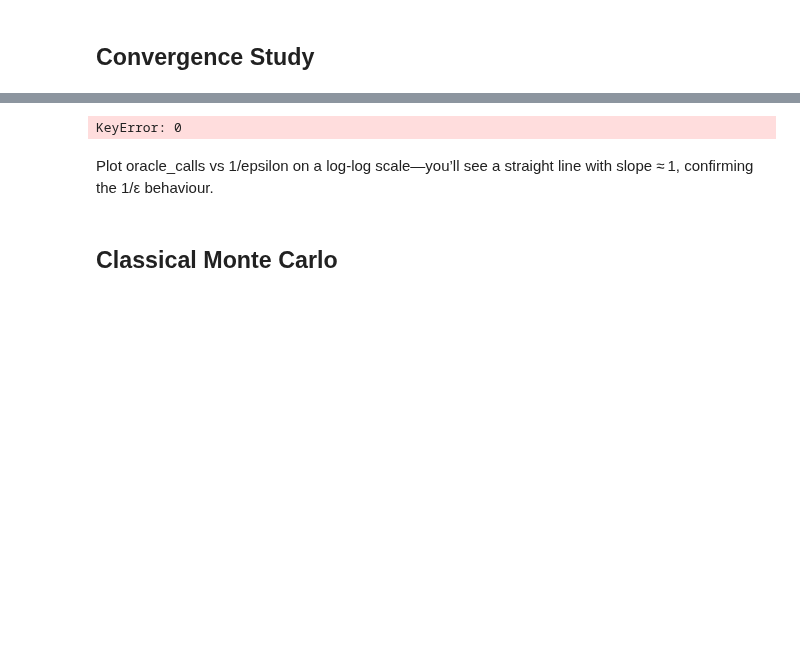
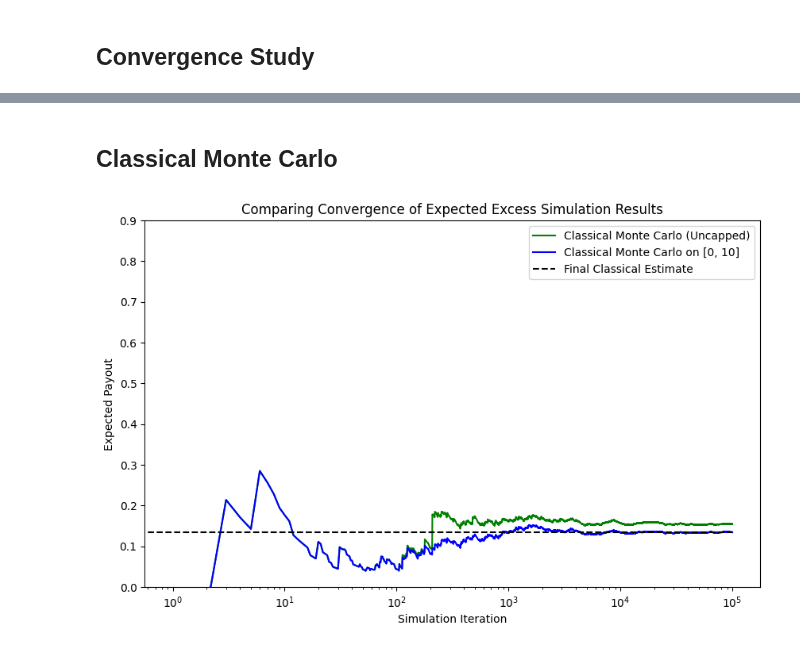
Before and after one commit to AlexFiliakov/knowledge-pricing, a Jupyter notebook: 4.b. Quantum Excess Evaluation Algorithm.ipynb, the cells around one changed output, grey strips where cells are left out. Saved outputs shown, nothing was run; the diff lists cells and outputs as text; code cells hidden in the pictures; blank space fills up the shorter version.

```diff
--- a/4.b. Quantum Excess Evaluation Algorithm.ipynb
+++ b/4.b. Quantum Excess Evaluation Algorithm.ipynb
@@ -863,34 +821,0 @@ AE payout ≈ 0.282046  (oracle calls = 0)
-# %%
-from qiskit.primitives import StatevectorSampler
-from qiskit_algorithms import IterativeAmplitudeEstimation, EstimationProblem
-
-def expected_payment_via_iqae_legacy(circ: QuantumCircuit,
-                                    meas_idx: int,
-                                    c: float,
-                                    coins: float = 0.4,
-                                    epsilon: float = 2e-3,
-                                    alpha: float   = 0.05):
-    """Iterative AE using the pre‑primitive API (compatible with Qiskit 1.4.x)."""
-    sampler = StatevectorSampler()
-    problem = EstimationProblem(
-        state_preparation = circ,
-        objective_qubits  = [meas_idx]
-    )
-
-    iae = IterativeAmplitudeEstimation(
-            epsilon_target = epsilon,
-            alpha          = alpha,
-            sampler        = sampler)
-
-    result = iae.estimate(problem)
-    p1     = result.estimation
-    calls  = result.num_oracle_queries
-    excess   = (p1 - 0.5) / (0.4 * c_param)
-    payment  = 0.4 * excess
-    return payment, result.num_oracle_queries
-
-pay_iqae, calls = expected_payment_via_iqae_legacy(qc, meas_q, c_param, coins,
-                                                    epsilon=2e-3, alpha=0.05)
-print(f"IQAE (legacy)        E[payment] = {pay_iqae:.8f} (oracle calls = {calls})")
-# %% [output]
-KeyError: 0
@@ -911,5 +822,3 @@ print(df)
-# %% [markdown]
-Plot oracle_calls vs 1/epsilon on a log‑log scale—you’ll see a straight line with slope ≈ 1, confirming the 1/ε behaviour.
 # %% [markdown]
 ## Classical Monte Carlo
 # %%
@@ -926,12 +835,12 @@ for i in range(cmc_samples):
     lnorm = stats.lognorm.rvs(sigma, loc=0, scale=np.exp(mu))
 
     # Calculate payout
-    payout = 0 if lnorm <= 1 else lnorm - 0.6*(lnorm - 1) - 1
+    payout = 0 if lnorm <= 1 else lnorm - (1 - coins) * (lnorm - deductible) - deductible
 
     # Store the results
     cmc_results[i] = payout
 
     # Calculate clipped payout on [0, 10]
     lnorm_0_10 = lnorm if lnorm <= 10 else 10
-    payout_0_10 = 0 if lnorm_0_10 <= 1 else lnorm_0_10 - 0.6*(lnorm_0_10 - 1) - 1
+    payout_0_10 = 0 if lnorm_0_10 <= 1 else lnorm_0_10 - (1 - coins) * (lnorm_0_10 - deductible) - deductible
     cmc_results_0_10[i] = payout_0_10
@@ -940,22 +847,24 @@ cmc_running_mean_0_10[-1]
 # %%
 cmc_running_mean = np.cumsum(cmc_results) / np.arange(1, len(cmc_results) + 1)
 cmc_running_mean_0_10 = np.cumsum(cmc_results_0_10) / np.arange(1, len(cmc_results_0_10) + 1)
 cmc_x = range(cmc_samples)
 
 # Plot the results
 plt.figure(figsize=(10, 6)) #, dpi=300)
 plt.plot(cmc_x, cmc_running_mean, 'g-', label='Classical Monte Carlo (Uncapped)')
 plt.plot(cmc_x, cmc_running_mean_0_10, 'b-', label='Classical Monte Carlo on [0, 10]')
 # plt.plot(df_conv["shots"], df_conv["expected_payment"], 'r-', label='Quantum Monte Carlo on [0, 10]')
 plt.hlines(y=cmc_running_mean_0_10[-1], xmin=0, xmax=cmc_samples, color='k', linestyle='--', label='Final Classical Estimate')
 plt.legend(loc='best')
 plt.title('Comparing Convergence of Expected Excess Simulation Results')
 plt.xlabel('Simulation Iteration')
 plt.ylabel('Expected Payout')
-plt.ylim(0, 0.6)
+plt.ylim(0, 0.9)
 plt.xscale('log', base=10)
 plt.axis([0, None, 0, None])
 plt.show()
+# %% [output]
+[figure, added]
 # %%
 # Plot the results
 plt.figure(figsize=(10, 6)) #, dpi=300)
```
Also changed, not shown: parts of 24 cells of this notebook, 1 other file.
